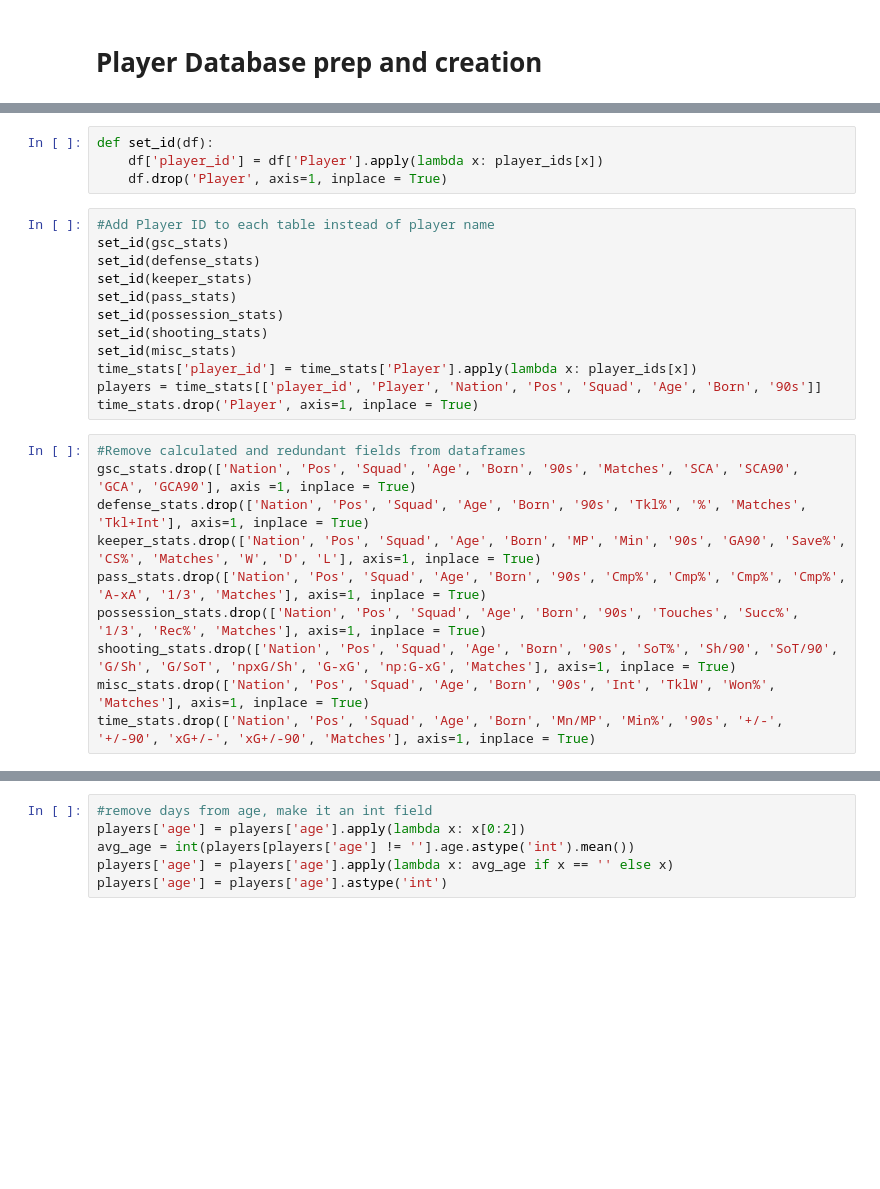
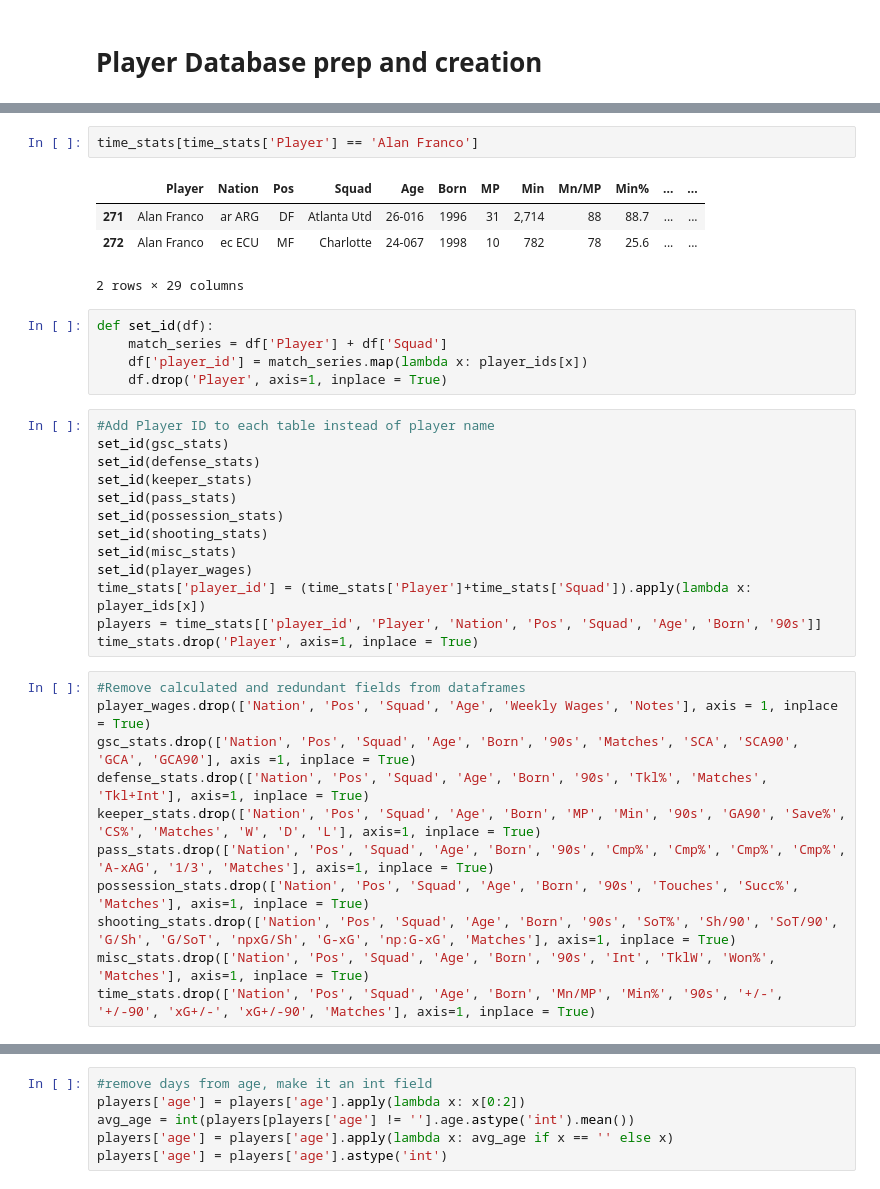
Before and after one commit to bmackenzie/mlsdb, a Jupyter notebook: Scraping.ipynb, the cells around one changed output, grey strips where cells are left out. Saved outputs shown, nothing was run; the diff lists cells and outputs as text; blank space fills up the shorter version.

```diff
--- a/Scraping.ipynb
+++ b/Scraping.ipynb
@@ -95,6 +104,14 @@ player_ids = dict(zip(time_stats.Player, time_stats.index))
+# %%
+time_stats[time_stats['Player'] == 'Alan Franco']
+# %% [output]
+|  | Player | Nation | Pos | Squad | Age | Born | MP | Min | Mn/MP | Min% | ... | ... |
+| 271 | Alan Franco | ar ARG | DF | Atlanta Utd | 26-016 | 1996 | 31 | 2,714 | 88 | 88.7 | ... | ... |
+| 272 | Alan Franco | ec ECU | MF | Charlotte | 24-067 | 1998 | 10 | 782 | 78 | 25.6 | ... | ... |
+2 rows × 29 columns
 # %%
 def set_id(df):
-    df['player_id'] = df['Player'].apply(lambda x: player_ids[x])
+    match_series = df['Player'] + df['Squad']
+    df['player_id'] = match_series.map(lambda x: player_ids[x])
     df.drop('Player', axis=1, inplace = True)
 # %%
 #Add Player ID to each table instead of player name
@@ -105,16 +122,18 @@ set_id(pass_stats)
 set_id(possession_stats)
 set_id(shooting_stats)
 set_id(misc_stats)
-time_stats['player_id'] = time_stats['Player'].apply(lambda x: player_ids[x])
+set_id(player_wages)
+time_stats['player_id'] = (time_stats['Player']+time_stats['Squad']).apply(lambda x: player_ids[x])
 players = time_stats[['player_id', 'Player', 'Nation', 'Pos', 'Squad', 'Age', 'Born', '90s']]
 time_stats.drop('Player', axis=1, inplace = True)
 # %%
 #Remove calculated and redundant fields from dataframes
+player_wages.drop(['Nation', 'Pos', 'Squad', 'Age', 'Weekly Wages', 'Notes'], axis = 1, inplace = True)
 gsc_stats.drop(['Nation', 'Pos', 'Squad', 'Age', 'Born', '90s', 'Matches', 'SCA', 'SCA90', 'GCA', 'GCA90'], axis =1, inplace = True)
-defense_stats.drop(['Nation', 'Pos', 'Squad', 'Age', 'Born', '90s', 'Tkl%', '%', 'Matches', 'Tkl+Int'], axis=1, inplace = True)
+defense_stats.drop(['Nation', 'Pos', 'Squad', 'Age', 'Born', '90s', 'Tkl%', 'Matches', 'Tkl+Int'], axis=1, inplace = True)
 keeper_stats.drop(['Nation', 'Pos', 'Squad', 'Age', 'Born', 'MP', 'Min', '90s', 'GA90', 'Save%', 'CS%', 'Matches', 'W', 'D', 'L'], axis=1, inplace = True)
-pass_stats.drop(['Nation', 'Pos', 'Squad', 'Age', 'Born', '90s', 'Cmp%', 'Cmp%', 'Cmp%', 'Cmp%', 'A-xA', '1/3', 'Matches'], axis=1, inplace = True)
-possession_stats.drop(['Nation', 'Pos', 'Squad', 'Age', 'Born', '90s', 'Touches', 'Succ%', '1/3', 'Rec%', 'Matches'], axis=1, inplace = True)
+pass_stats.drop(['Nation', 'Pos', 'Squad', 'Age', 'Born', '90s', 'Cmp%', 'Cmp%', 'Cmp%', 'Cmp%', 'A-xAG', '1/3', 'Matches'], axis=1, inplace = True)
+possession_stats.drop(['Nation', 'Pos', 'Squad', 'Age', 'Born', '90s', 'Touches', 'Succ%', 'Matches'], axis=1, inplace = True)
 shooting_stats.drop(['Nation', 'Pos', 'Squad', 'Age', 'Born', '90s', 'SoT%', 'Sh/90', 'SoT/90', 'G/Sh', 'G/SoT', 'npxG/Sh', 'G-xG', 'np:G-xG', 'Matches'], axis=1, inplace = True)
 misc_stats.drop(['Nation', 'Pos', 'Squad', 'Age', 'Born', '90s', 'Int', 'TklW', 'Won%', 'Matches'], axis=1, inplace = True)
 time_stats.drop(['Nation', 'Pos', 'Squad', 'Age', 'Born', 'Mn/MP', 'Min%', '90s', '+/-', '+/-90', 'xG+/-', 'xG+/-90', 'Matches'], axis=1, inplace = True)
```
Also changed, not shown: parts of 14 cells of this notebook, 1 other file.
